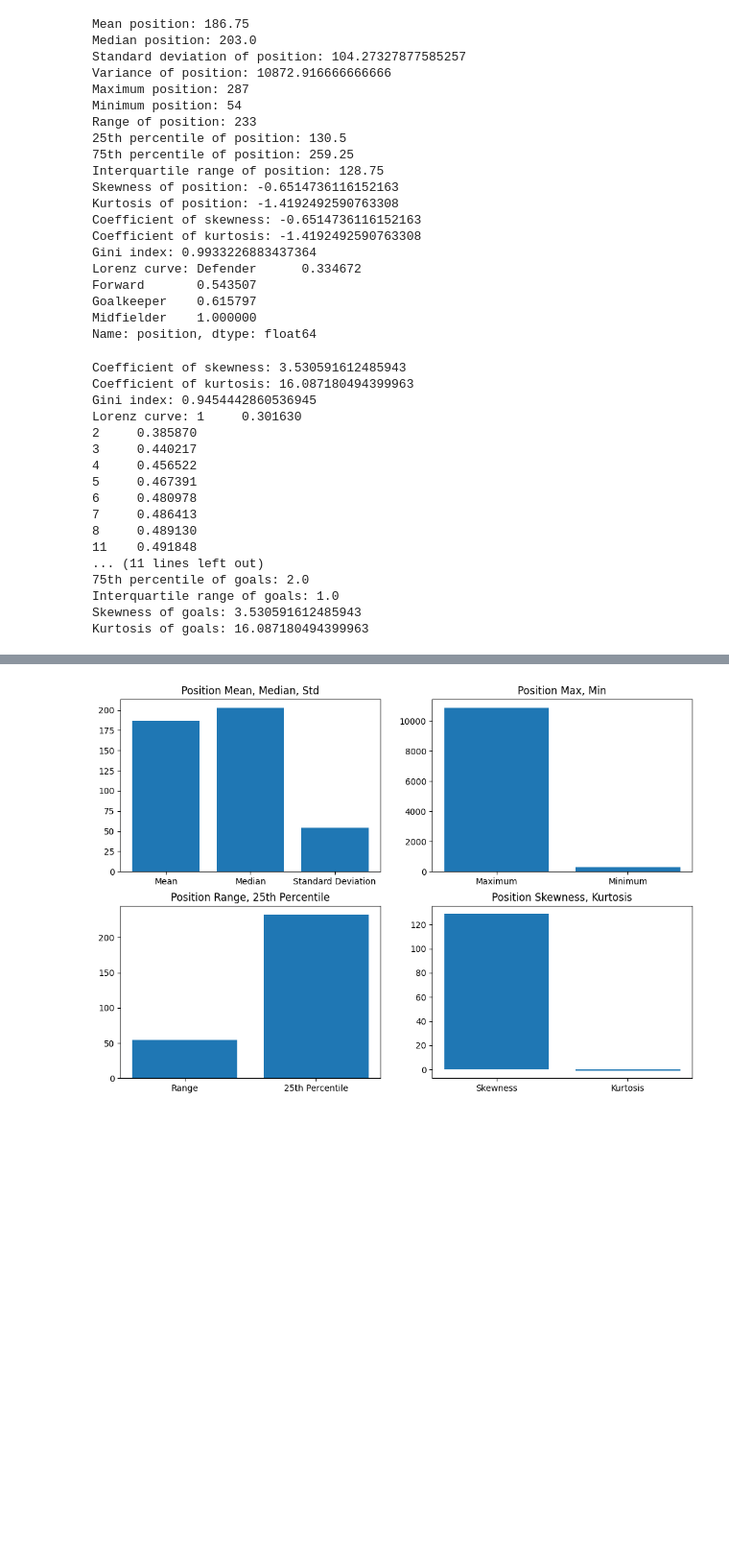
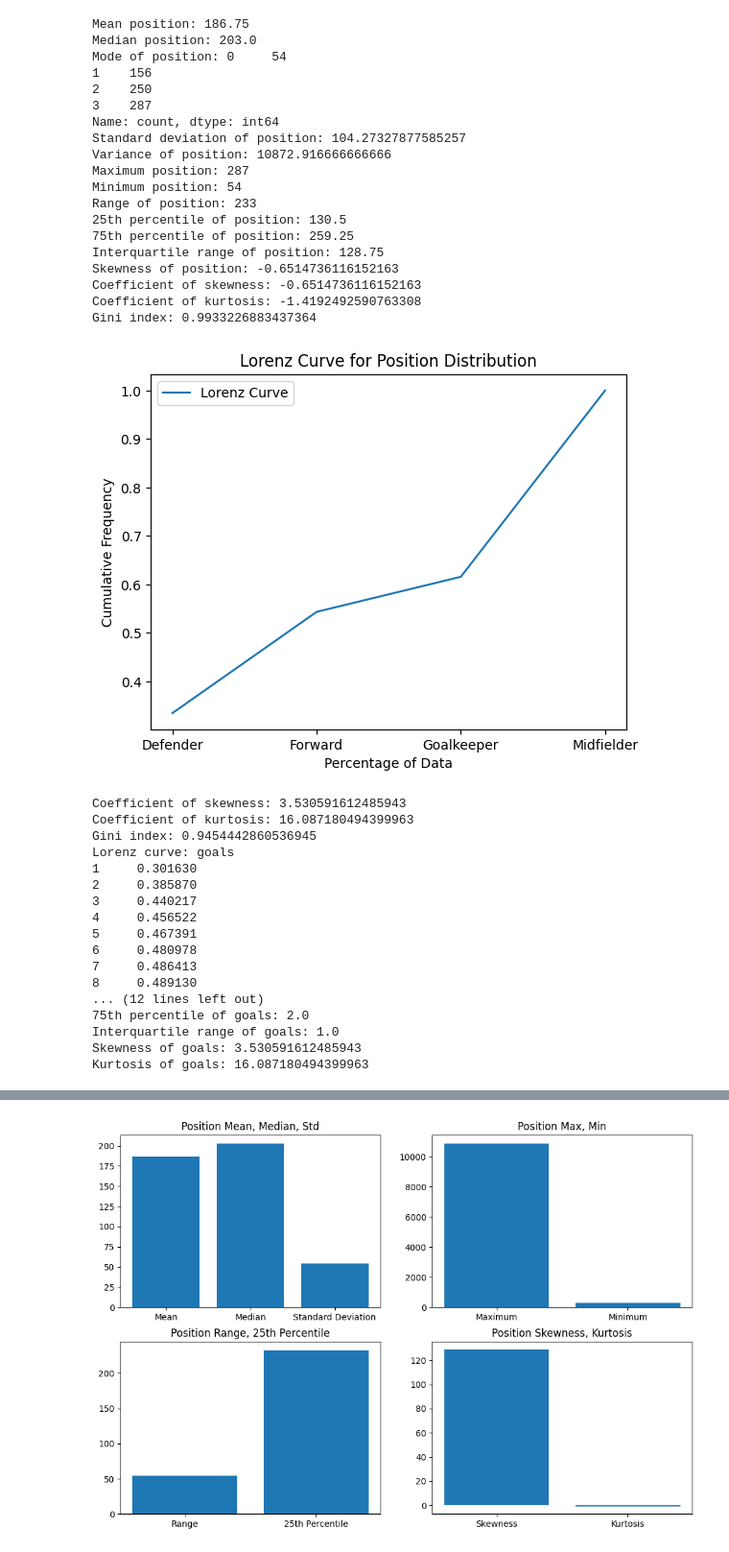
Before and after one commit to ispollin/Data-Analysis-for-the-UCL-Data, a Jupyter notebook: Project.ipynb, the cells around one changed output, grey strips where cells are left out. Shown: that part at 96% size. Drawn from its saved outputs; the diff is of its cells as text; code cells hidden in the pictures; blank space fills up the shorter version.

```diff
--- a/Project.ipynb
+++ b/Project.ipynb
@@ -66,4 +57,7 @@ Finally, the code prints out all these calculated statistics.
 # %%
+# Centrality Measures
+# --------------------
+
 # Calculate the mean
 mean_position = key_stats['position'].value_counts().mean()
 
@@ -72,6 +66,10 @@ median_position = key_stats['position'].value_counts().median()
 
 # Calculate the mode
 mode_position = key_stats['position'].value_counts().mode()
+
+
+# Dispersion Measures
+# --------------------
 
 # Calculate the standard deviation
 std_position = key_stats['position'].value_counts().std()
@@ -88,6 +86,10 @@ min_position = key_stats['position'].value_counts().min()
 # Calculate the range
 range_position = max_position - min_position
 
+
+# Quantile Measures
+# --------------------
+
 # Calculate the 25th percentile
 q1_position = key_stats['position'].value_counts().quantile(0.25)
 
@@ -96,6 +98,10 @@ q3_position = key_stats['position'].value_counts().quantile(0.75)
 
 # Calculate the interquartile range
 iqr_position = q3_position - q1_position
+
+
+# Shape Measures
+# --------------------
 
 # Calculate the skewness
 skew_position = key_stats['position'].value_counts().skew()
@@ -113,52 +119,64 @@ gini_index = 1 - (2 * (key_stats['position'].value_counts().sort_index().cumsum(
 lorenz_curve = key_stats['position'].value_counts().sort_index().cumsum() / key_stats['position'].value_counts().sum()
 
 
+# Print and Plot Results
+# --------------------
 
-# Calculate the kurtosis
-kurtosis_position = key_stats['position'].value_counts().kurtosis()
-
-# Print the results
+# Print the results for Centrality Measures
 print("Mean position:", mean_position)
 print("Median position:", median_position)
+print("Mode of position:", mode_position)
+
+# Print the results for Dispersion Measures
 print("Standard deviation of position:", std_position)
 print("Variance of position:", var_position)
 print("Maximum position:", max_position)
 print("Minimum position:", min_position)
 print("Range of position:", range_position)
+
+# Print the results for Quantile Measures
 print("25th percentile of position:", q1_position)
 print("75th percentile of position:", q3_position)
 print("Interquartile range of position:", iqr_position)
+
+# Print the results for Shape Measures
 print("Skewness of position:", skew_position)
-print("Kurtosis of position:", kurtosis_position)
-
-# Print the results
 print("Coefficient of skewness:", coefficient_skewness)
 print("Coefficient of kurtosis:", coefficient_kurtosis)
 print("Gini index:", gini_index)
-print("Lorenz curve:", lorenz_curve)
+
+kurtosis_position = key_stats['goals'].kurtosis()
+
+# Plot the Lorenz curve
+plt.plot(lorenz_curve, label='Lorenz Curve')
+plt.title('Lorenz Curve for Position Distribution')
+plt.xlabel('Percentage of Data')
+plt.ylabel('Cumulative Frequency')
+plt.legend()
+plt.show()
 # %% [output]
 Mean position: 186.75
 Median position: 203.0
+Mode of position: 0     54
+1    156
+2    250
+3    287
+Name: count, dtype: int64
 Standard deviation of position: 104.27327877585257
 Variance of position: 10872.916666666666
 Maximum position: 287
 Minimum position: 54
 Range of position: 233
 25th percentile of position: 130.5
 75th percentile of position: 259.25
 Interquartile range of position: 128.75
 Skewness of position: -0.6514736116152163
-Kurtosis of position: -1.4192492590763308
 Coefficient of skewness: -0.6514736116152163
 Coefficient of kurtosis: -1.4192492590763308
 Gini index: 0.9933226883437364
-Lorenz curve: Defender      0.334672
-Forward       0.543507
-Goalkeeper    0.615797
-Midfielder    1.000000
-Name: position, dtype: float64
+[figure, added]
 # %%
-key_stats = pd.read_csv('key_stats.csv')
+key_stats = pd.read_csv(kaggle_path + 'key_stats.csv')
 
 
 key_stats = key_stats[key_stats['goals'] >= 1]
@@ -198,6 +216,7 @@ iqr_goals = q3_goals - q1_goals
 
 # Calculate the skewness
 skew_goals = key_stats['goals'].skew()
+
 # Calculate the coefficient of skewness
 coefficient_skewness = key_stats['goals'].skew()
 
@@ -236,7 +255,8 @@ print("Kurtosis of goals:", kurtosis_goals)
 Coefficient of skewness: 3.530591612485943
 Coefficient of kurtosis: 16.087180494399963
 Gini index: 0.9454442860536945
-Lorenz curve: 1     0.301630
+Lorenz curve: goals
+1     0.301630
 2     0.385870
 3     0.440217
 4     0.456522
@@ -244,8 +264,7 @@ Lorenz curve: 1     0.301630
 6     0.480978
 7     0.486413
 8     0.489130
-11    0.491848
-... (11 lines left out)
+... (12 lines left out)
 75th percentile of goals: 2.0
 Interquartile range of goals: 1.0
 Skewness of goals: 3.530591612485943
```
Also changed, not shown: parts of 17 cells of this notebook.
